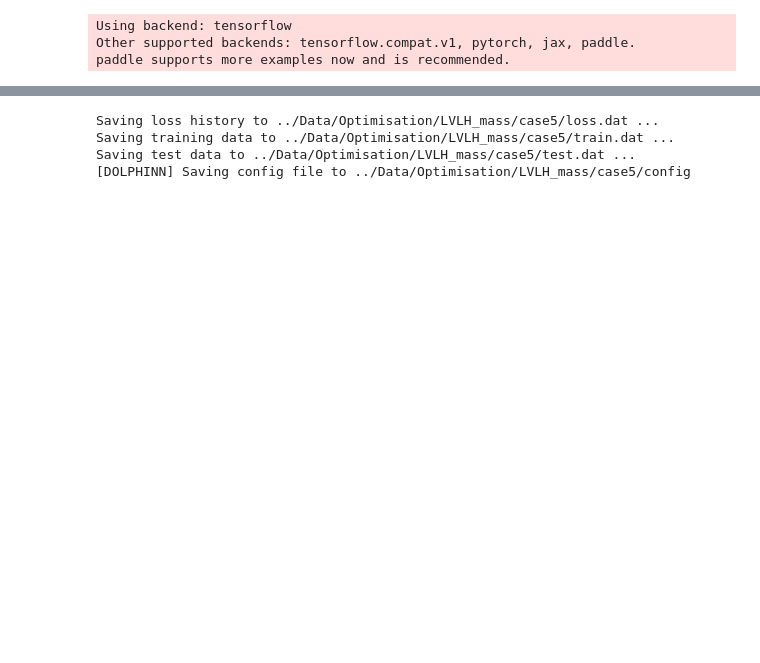
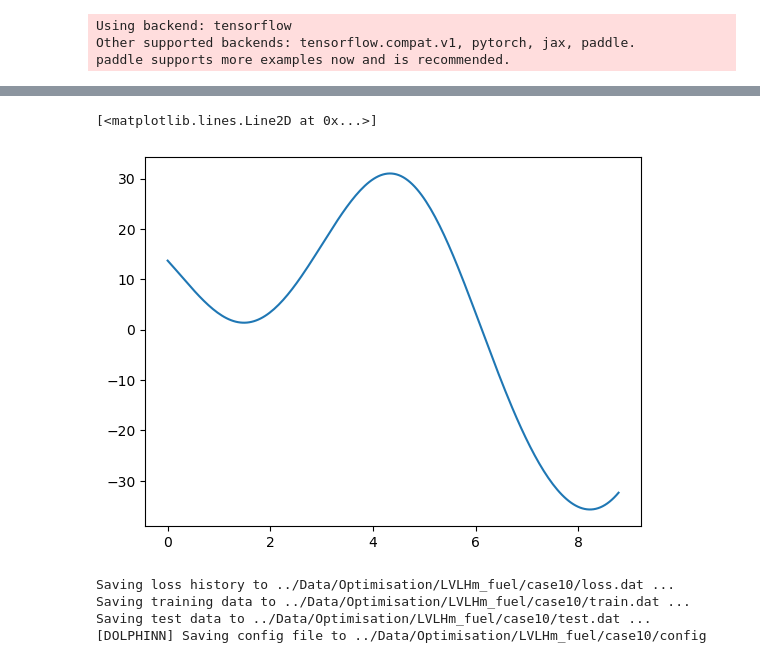
Before and after one commit to thomas7392/DOLPHINN, a Jupyter notebook: Experiments/radial_objective_mass.ipynb, the cells around one changed output, grey strips where cells are left out. Cells and saved outputs as stored; diff of their text form; code cells hidden in the pictures; blank space fills up the shorter version.

```diff
--- a/Experiments/radial_objective_mass.ipynb
+++ b/Experiments/radial_objective_mass.ipynb
@@ -187,7 +273,12 @@ plotting.compare_mass(problem)
+# %%
+plt.plot(problem.states['NDcartesian'][:,0], np.rad2deg(np.arctan(problem.states['radial'][:,5]/problem.states['radial'][:,6])))
+# %% [output]
+[<matplotlib.lines.Line2D at 0x...>]
+[figure, added]
 # %%
-problem.store("../Data/Optimisation/LVLH_mass/case5/")
+problem.store("../Data/Optimisation/LVLHm_fuel/case10/", overwrite = True)
 # %% [output]
-Saving loss history to ../Data/Optimisation/LVLH_mass/case5/loss.dat ...
-Saving training data to ../Data/Optimisation/LVLH_mass/case5/train.dat ...
-Saving test data to ../Data/Optimisation/LVLH_mass/case5/test.dat ...
-[DOLPHINN] Saving config file to ../Data/Optimisation/LVLH_mass/case5/config
+Saving loss history to ../Data/Optimisation/LVLHm_fuel/case10/loss.dat ...
+Saving training data to ../Data/Optimisation/LVLHm_fuel/case10/train.dat ...
+Saving test data to ../Data/Optimisation/LVLHm_fuel/case10/test.dat ...
+[DOLPHINN] Saving config file to ../Data/Optimisation/LVLHm_fuel/case10/config
```
Also changed, not shown: parts of 8 cells of this notebook, 6 other files.
